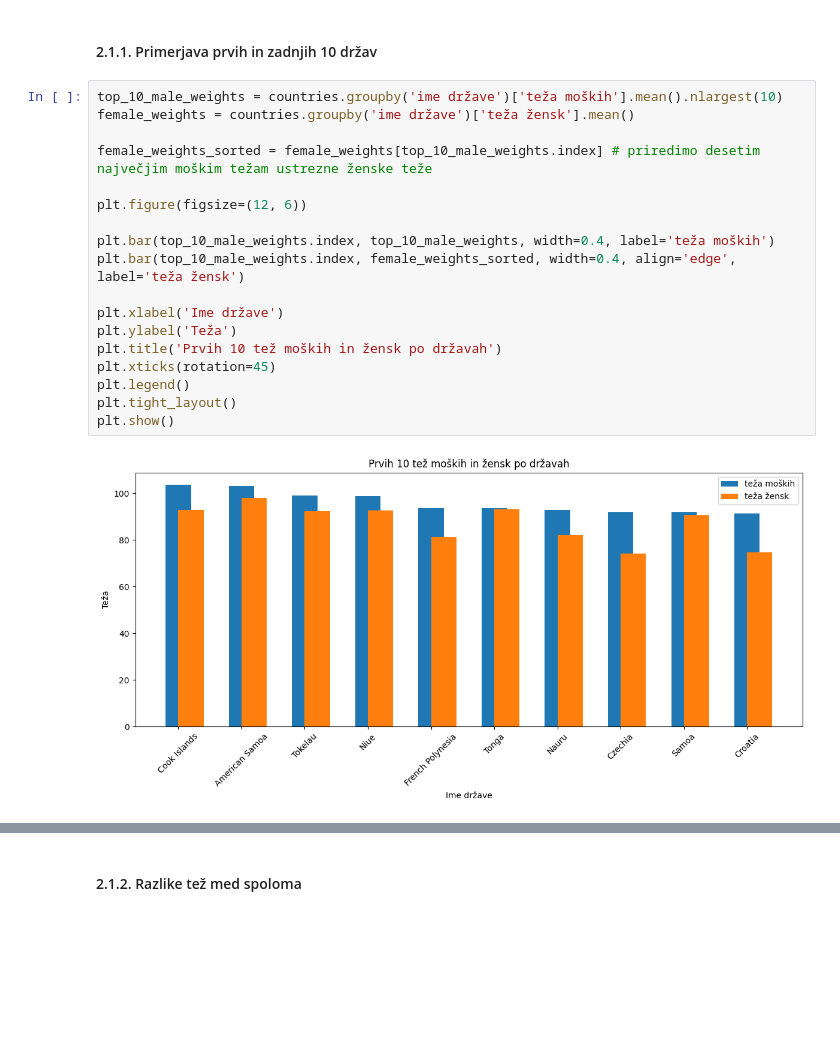
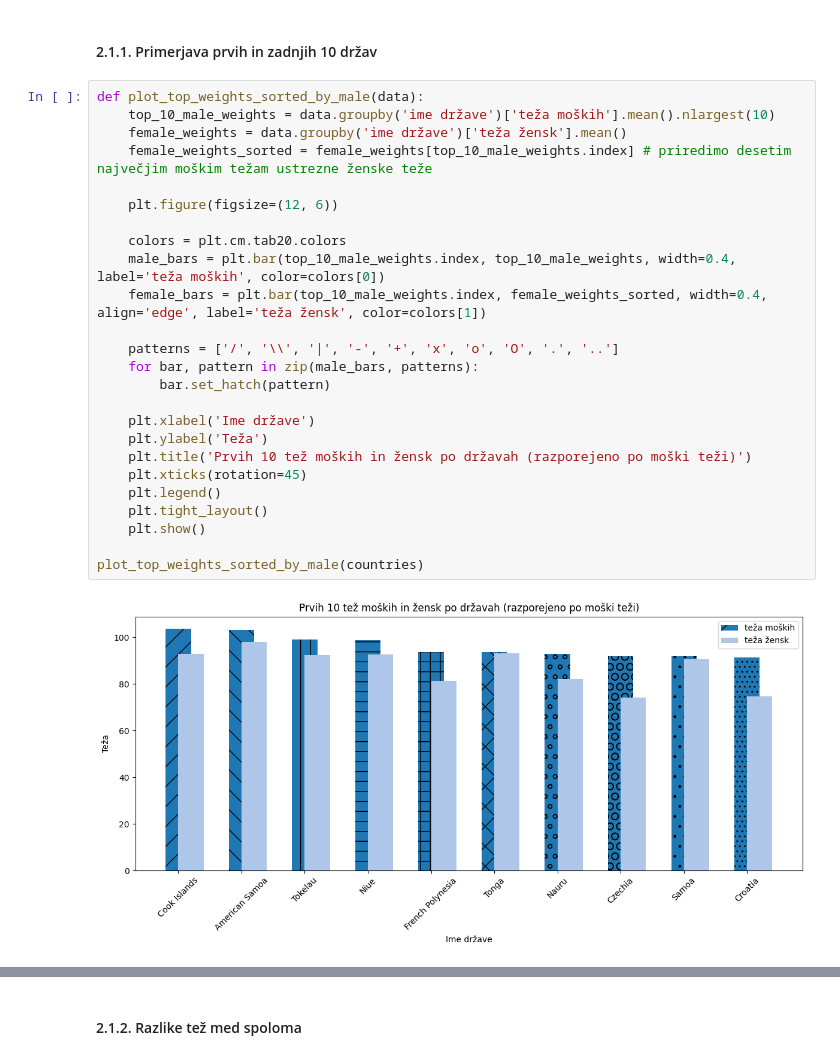
Before and after one commit to AmandaBabic/ProjektnaNaloga, a Jupyter notebook: AnaliziranjePodatkov_teza.ipynb, the cells around one changed output, grey strips where cells are left out. Drawn from its saved outputs; the diff is of its cells as text; blank space fills up the shorter version.

```diff
--- a/AnaliziranjePodatkov_teza.ipynb
+++ b/AnaliziranjePodatkov_teza.ipynb
@@ -308,23 +300,30 @@ Name: teža žensk, Length: 22, dtype: float64
 # %% [markdown]
 #### 2.1.1. Primerjava prvih in zadnjih 10 držav
 # %%
-top_10_male_weights = countries.groupby('ime države')['teža moških'].mean().nlargest(10)
-female_weights = countries.groupby('ime države')['teža žensk'].mean()
+def plot_top_weights_sorted_by_male(data):
+    top_10_male_weights = data.groupby('ime države')['teža moških'].mean().nlargest(10)
+    female_weights = data.groupby('ime države')['teža žensk'].mean()
+    female_weights_sorted = female_weights[top_10_male_weights.index] # priredimo desetim največjim moškim težam ustrezne ženske teže
 
-female_weights_sorted = female_weights[top_10_male_weights.index] # priredimo desetim največjim moškim težam ustrezne ženske teže
+    plt.figure(figsize=(12, 6))
 
-plt.figure(figsize=(12, 6))
+    colors = plt.cm.tab20.colors
+    male_bars = plt.bar(top_10_male_weights.index, top_10_male_weights, width=0.4, label='teža moških', color=colors[0])
+    female_bars = plt.bar(top_10_male_weights.index, female_weights_sorted, width=0.4, align='edge', label='teža žensk', color=colors[1])
 
-plt.bar(top_10_male_weights.index, top_10_male_weights, width=0.4, label='teža moških')
-plt.bar(top_10_male_weights.index, female_weights_sorted, width=0.4, align='edge', label='teža žensk')
+    patterns = ['/', '\\', '|', '-', '+', 'x', 'o', 'O', '.', '..']
+    for bar, pattern in zip(male_bars, patterns):
+        bar.set_hatch(pattern)
 
-plt.xlabel('Ime države')
-plt.ylabel('Teža')
-plt.title('Prvih 10 tež moških in žensk po državah')
-plt.xticks(rotation=45)
-plt.legend()
-plt.tight_layout()
-plt.show()
+    plt.xlabel('Ime države')
+    plt.ylabel('Teža')
+    plt.title('Prvih 10 tež moških in žensk po državah (razporejeno po moški teži)')
+    plt.xticks(rotation=45)
+    plt.legend()
+    plt.tight_layout()
+    plt.show()
+
+plot_top_weights_sorted_by_male(countries)
 # %% [output]
-[figure, old version]
+[figure, new version]
 # %%
```
Also changed, not shown: parts of 22 cells of this notebook, 5 other files.
